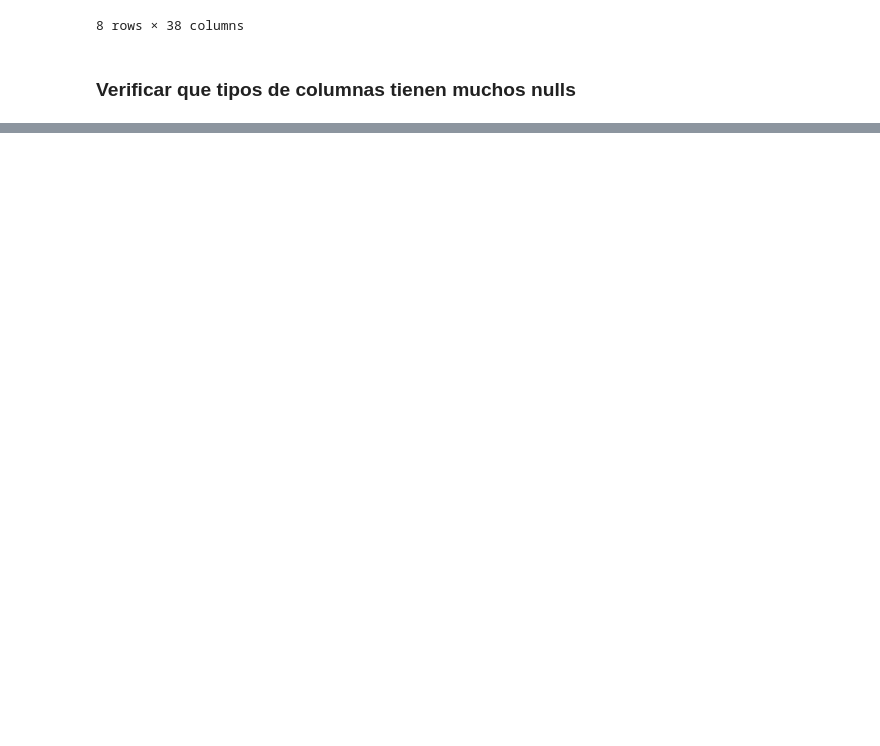
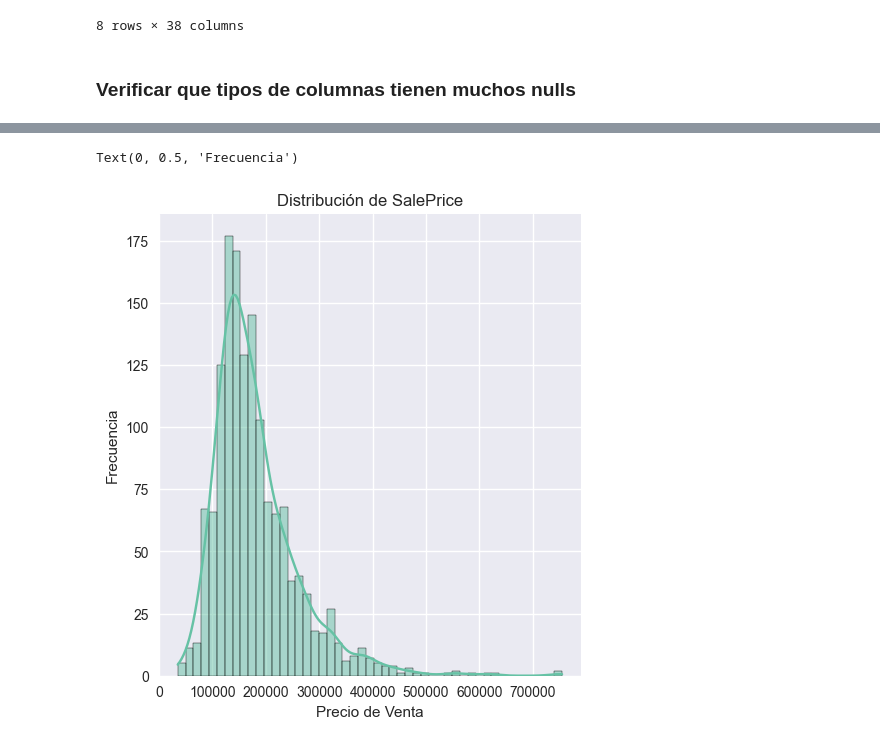
Before and after one commit to paulabaal12/PROY2-DM, a Jupyter notebook: proyecto.ipynb, the cells around one changed output, grey strips where cells are left out. Cells and saved outputs as stored; diff of their text form; code cells hidden in the pictures; blank space fills up the shorter version.

```diff
--- a/proyecto.ipynb
+++ b/proyecto.ipynb
@@ -87,0 +121,6 @@ dtype: float64
+# %%
+# Quitar las columnas con mayor porcentaje de nulos
+data.drop(["Alley", "MasVnrType", "FireplaceQu", "GarageQual", "PoolQC", "Fence", "MiscFeature"], axis=1, inplace=True)
+
+# Quitar las filas con NA
+clean = data.dropna()
@@ -87,0 +142,11 @@ dtype: float64
+# %%
+# Histograma de SalePrice
+plt.figure(figsize=(12, 6))
+plt.subplot(1, 2, 1)
+sns.histplot(data['SalePrice'], kde=True)
+plt.title('Distribución de SalePrice')
+plt.xlabel('Precio de Venta')
+plt.ylabel('Frecuencia')
+# %% [output]
+Text(0, 0.5, 'Frecuencia')
+[figure, added]
```
Also changed, not shown: parts of 6 cells of this notebook.
